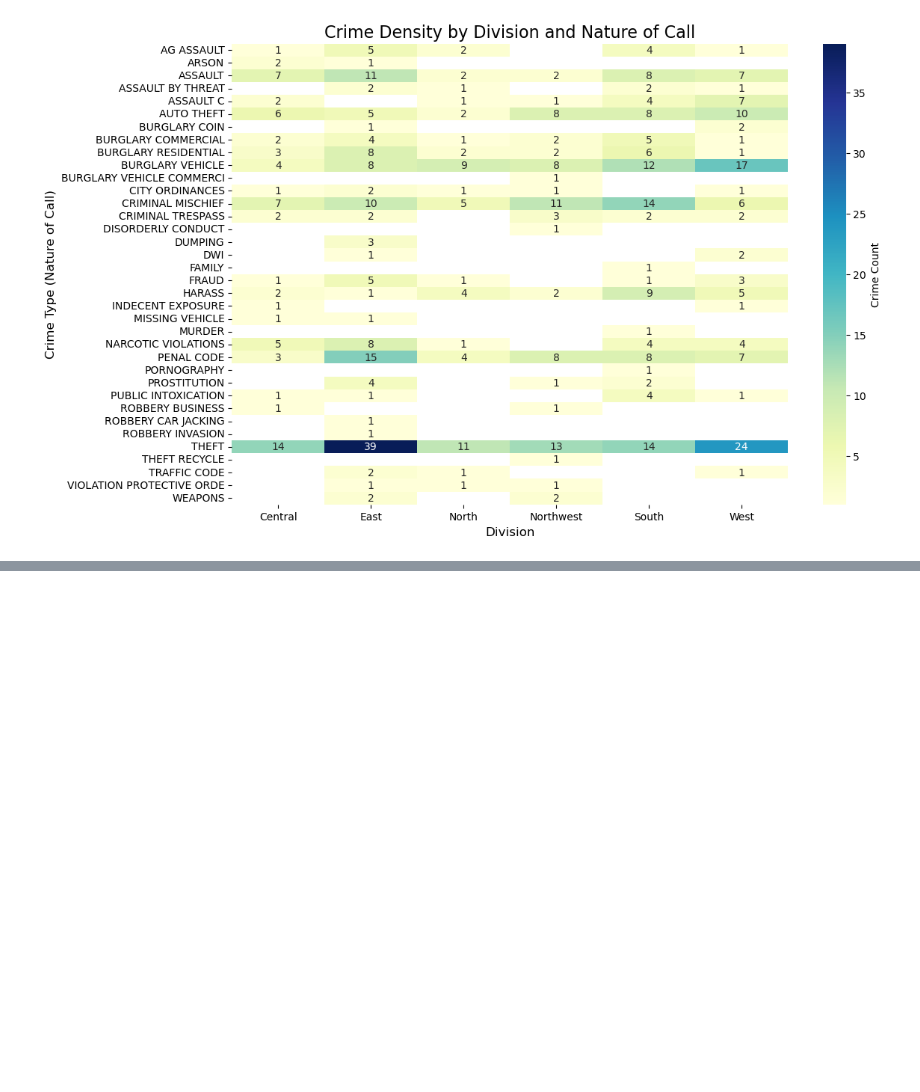
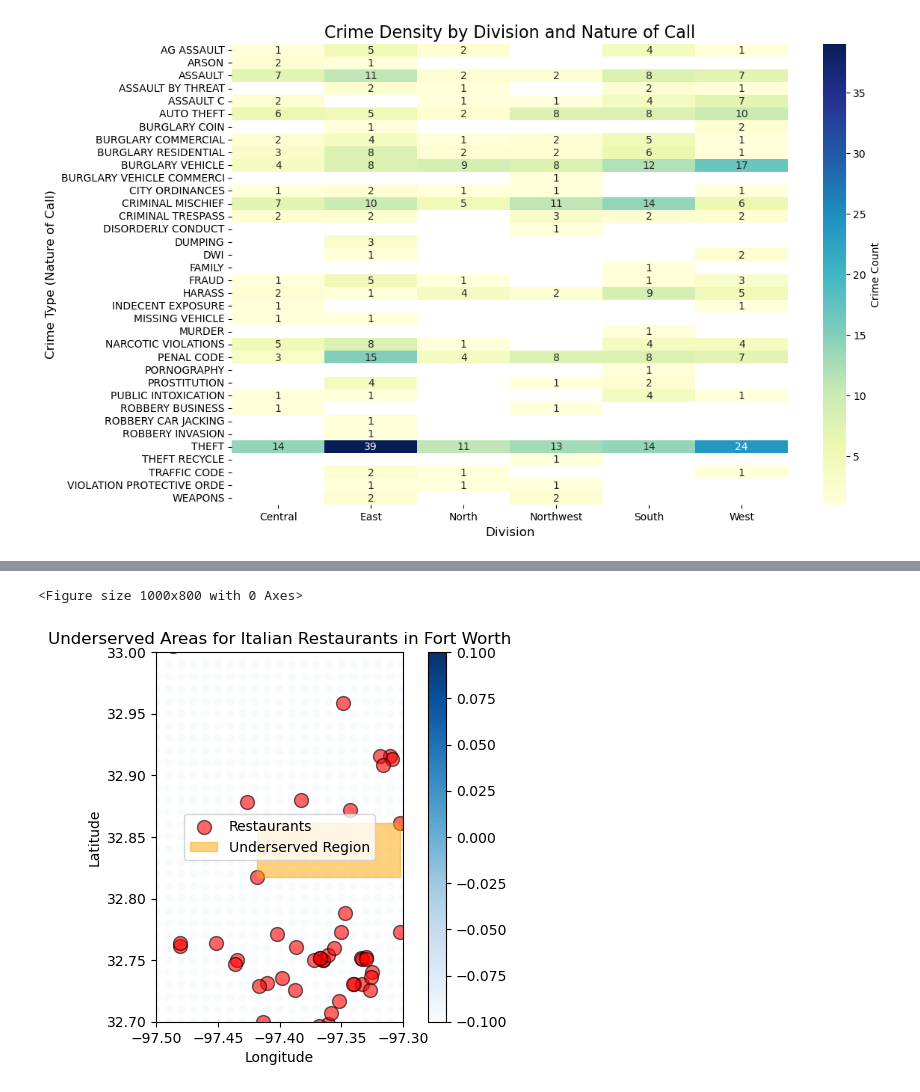
Before and after one commit to alex-a11ahar/italian_resturant_analysis, a Jupyter notebook: Assignment1.ipynb, the cells around one changed output, grey strips where cells are left out. Drawn from its saved outputs; the diff is of its cells as text; code cells hidden in the pictures; blank space fills up the shorter version.

```diff
--- a/Assignment1.ipynb
+++ b/Assignment1.ipynb
@@ -300,0 +499,71 @@ Due to this, the safest location to open would be in the north division of Fort
+# %%
+# Coordinates of the largest gap between restaurants
+largest_gap_coords = (
+    np.array([32.817669, -97.418523]),  # Point 1: Latitude, Longitude
+    np.array([32.861602, -97.302366])   # Point 2: Latitude, Longitude
+)
+
+# Define Fort Worth's boundaries for grid generation
+latitude_bounds = [32.7, 33.0]
+longitude_bounds = [-97.5, -97.3]
+
+# Create a grid of cells using numpy
+cell_size = 0.01  # Size of each grid cell, adjust as needed
+latitudes = np.arange(latitude_bounds[0], latitude_bounds[1], cell_size)
+longitudes = np.arange(longitude_bounds[0], longitude_bounds[1], cell_size)
+
+# Create grid points (latitude, longitude pairs)
+grid_points = [(lat, lon) for lat in latitudes for lon in longitudes]
+
+# Create a GeoDataFrame with grid cells
+geometry = [Point(lon, lat) for lat, lon in grid_points]
+grid_gdf = GeoDataFrame(geometry=geometry)
+
+# Create a GeoDataFrame for the restaurants using df
+restaurant_points = [Point(lon, lat) for lon, lat in zip(df['Longitude'], df['Latitude'])]
+restaurants_gdf = GeoDataFrame(geometry=restaurant_points)
+
+# Perform spatial join to count restaurants in each grid cell
+grid_gdf['restaurant_count'] = grid_gdf.apply(lambda row: sum(row.geometry.contains(pt) for pt in restaurants_gdf.geometry), axis=1)
+
+# Visualizing the Grid and Underserved Locations
+plt.figure(figsize=(10, 8))
+
+# Plot grid cells with restaurant density, but remove the grid lines
+grid_gdf.plot(column='restaurant_count', cmap='Blues', linewidth=0.8, edgecolor='none', legend=True)
+
+# Add restaurant points on top of the grid
+plt.scatter(df['Longitude'], df['Latitude'], c='red', edgecolors='k', alpha=0.6, s=100, label='Restaurants')
+
+# If the largest gap exists, highlight the region of the largest gap
+if largest_gap_coords:
+    # Calculate midpoint of the largest gap
+    mid_lat = (largest_gap_coords[0][0] + largest_gap_coords[1][0]) / 2
+    mid_lon = (largest_gap_coords[0][1] + largest_gap_coords[1][1]) / 2
+
+    # Create a rectangular highlight around the two coordinates (gap region)
+    highlight_polygon = Polygon([
+        (largest_gap_coords[0][1], largest_gap_coords[0][0]),  # Bottom left
+        (largest_gap_coords[0][1], largest_gap_coords[1][0]),  # Top left
+        (largest_gap_coords[1][1], largest_gap_coords[1][0]),  # Top right
+        (largest_gap_coords[1][1], largest_gap_coords[0][0])   # Bottom right
+    ])
+
+    # Plot the rectangle (highlighted area)
+    x, y = highlight_polygon.exterior.xy
+    plt.fill(x, y, color='orange', alpha=0.5, label='Underserved Region')
+
+# Set plot boundaries to the Fort Worth latitude and longitude
+plt.xlim(longitude_bounds[0], longitude_bounds[1])
+plt.ylim(latitude_bounds[0], latitude_bounds[1])
+
+# Adding title and labels
+plt.title('Underserved Areas for Italian Restaurants in Fort Worth')
+plt.xlabel('Longitude')
+plt.ylabel('Latitude')
+
+plt.legend()
+plt.show()
+# %% [output]
+<Figure size 1000x800 with 0 Axes>
+[figure, added]
```
Also changed, not shown: parts of 33 cells of this notebook, 1 other file.
